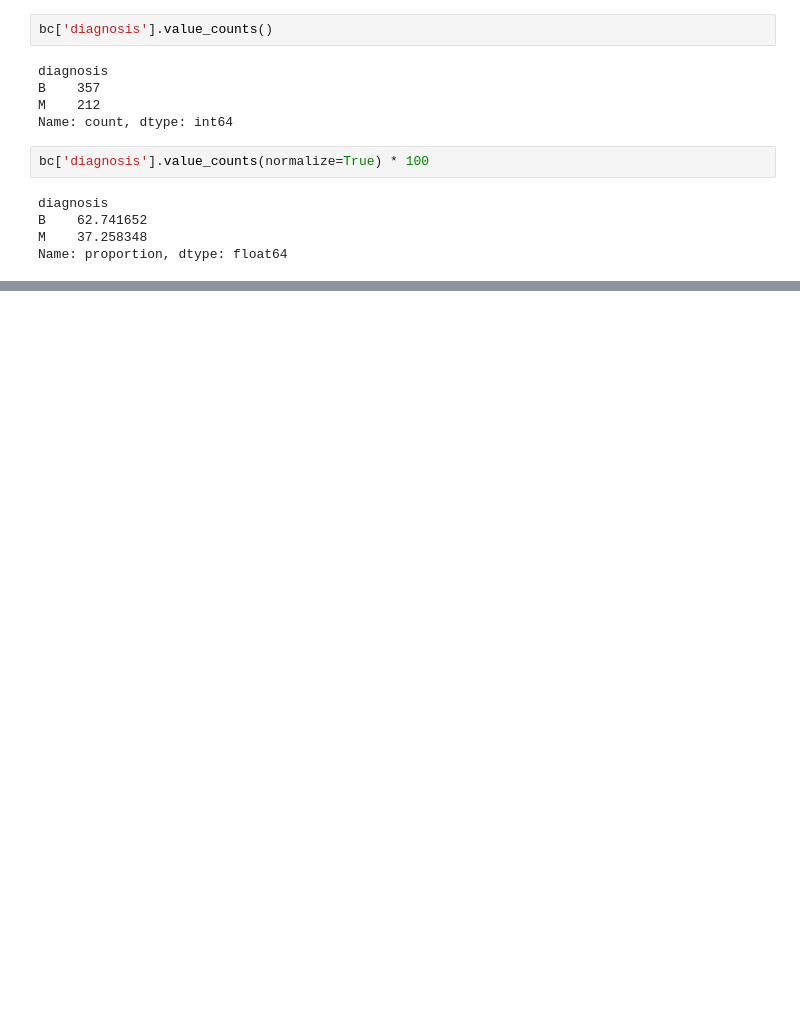
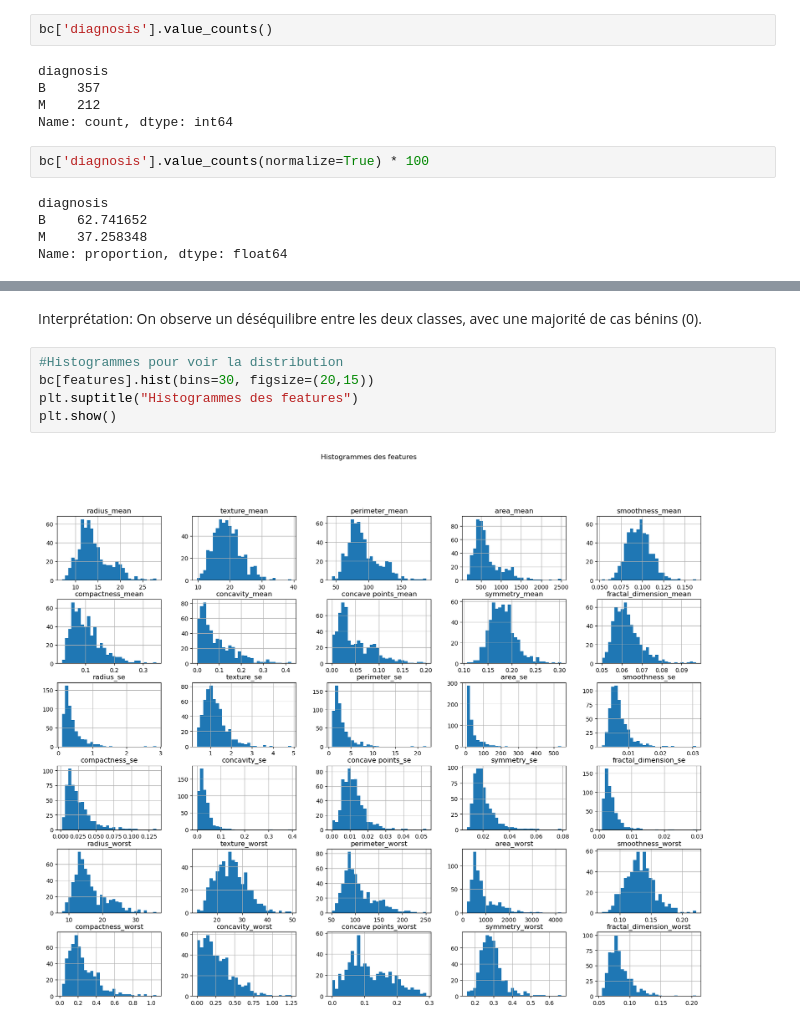
Before and after one commit to sarhanhamdi/ML_Project_Crisp-dm, a Jupyter notebook: Projet Reinforcement learning trees/Cancer Breast Dataset/Cancer_Breast_RLT.ipynb, the cells around one changed output, grey strips where cells are left out. Saved outputs shown, nothing was run; the diff lists cells and outputs as text; blank space fills up the shorter version.

```diff
--- a/Projet Reinforcement learning trees/Cancer Breast Dataset/Cancer_Breast_RLT.ipynb
+++ b/Projet Reinforcement learning trees/Cancer Breast Dataset/Cancer_Breast_RLT.ipynb
@@ -143,0 +159,9 @@ bc.groupby('diagnosis')[['radius_mean','area_mean','concavity_mean','compactness
+# %% [markdown]
+Interprétation: On observe un déséquilibre  entre les deux classes, avec une majorité de cas bénins (0).
+# %%
+#Histogrammes pour voir la distribution
+bc[features].hist(bins=30, figsize=(20,15))
+plt.suptitle("Histogrammes des features")
+plt.show()
+# %% [output]
+[figure, added]
```
Also changed, not shown: parts of 27 cells of this notebook.
